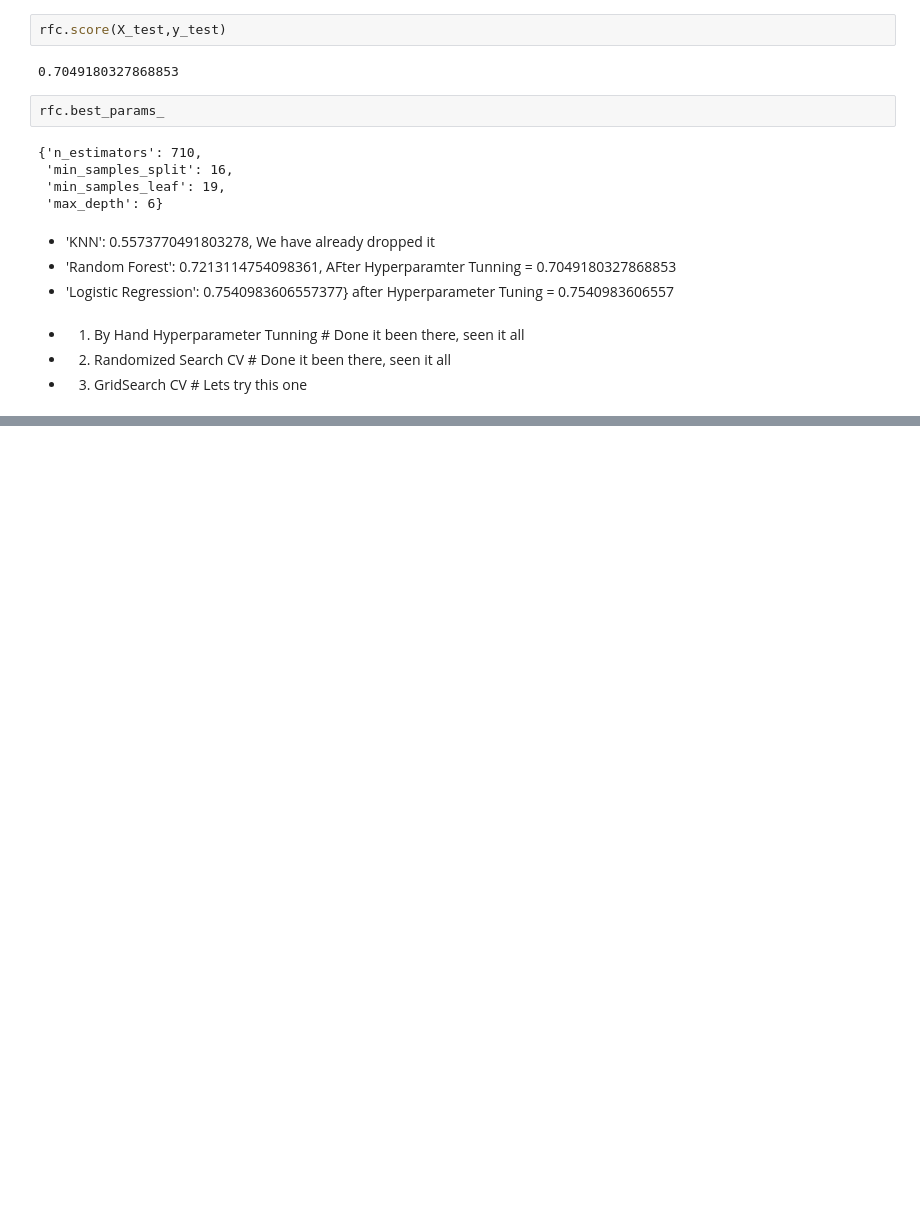
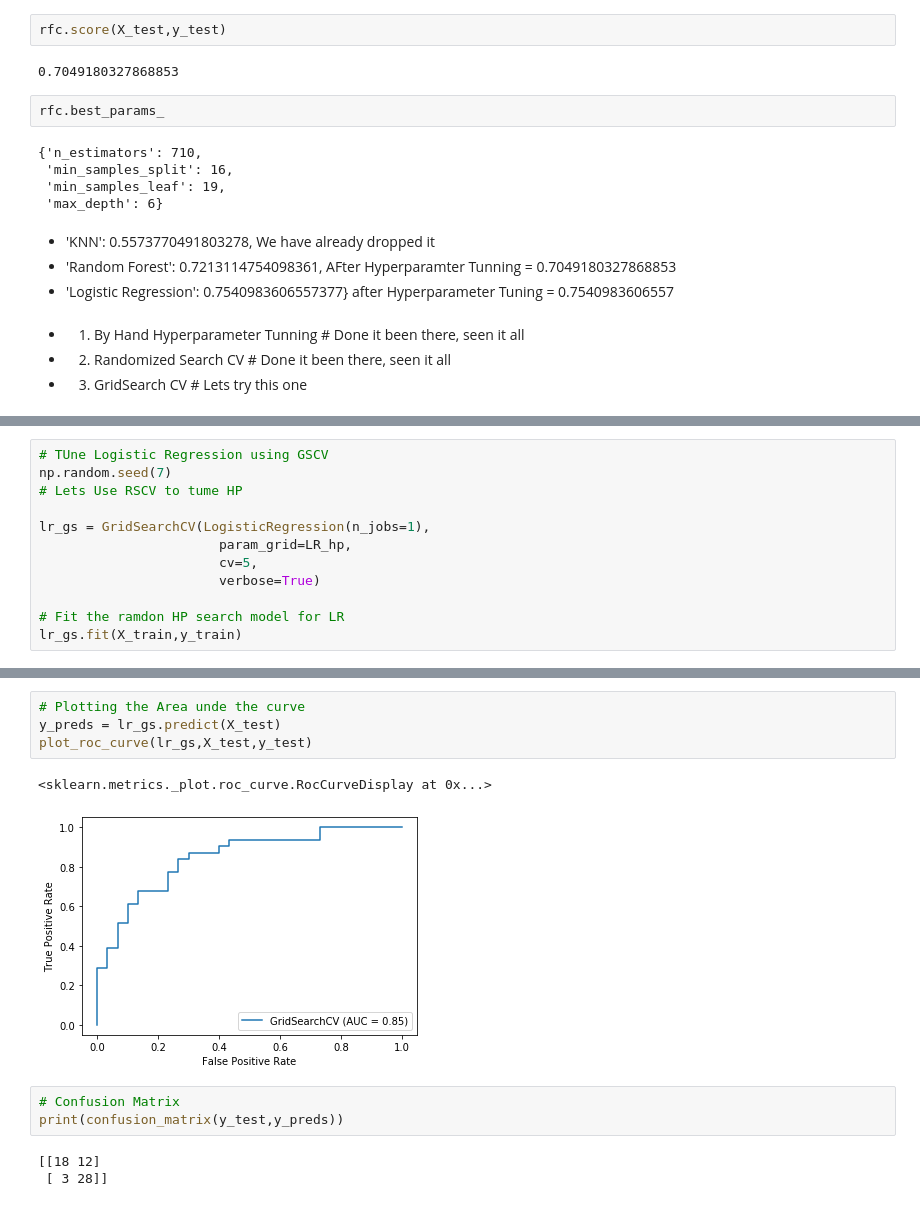
Before and after one commit to datasciencedotuniversity/machine-learning-course, a Jupyter notebook: cardio_project_1/cardio_project_1.ipynb, the cells around one changed output, grey strips where cells are left out. Cells and saved outputs as stored; diff of their text form; blank space fills up the shorter version.

```diff
--- a/cardio_project_1/cardio_project_1.ipynb
+++ b/cardio_project_1/cardio_project_1.ipynb
@@ -570,0 +573,12 @@ rfc.best_params_
+# %%
+# TUne Logistic Regression using GSCV
+np.random.seed(7)
+# Lets Use RSCV to tume HP
+
+lr_gs = GridSearchCV(LogisticRegression(n_jobs=1),
+                       param_grid=LR_hp,
+                       cv=5,
+                       verbose=True)
+
+# Fit the ramdon HP search model for LR
+lr_gs.fit(X_train,y_train)
@@ -570,0 +682,13 @@ rfc.best_params_
+# %%
+# Plotting the Area unde the curve
+y_preds = lr_gs.predict(X_test)
+plot_roc_curve(lr_gs,X_test,y_test)
+# %% [output]
+<sklearn.metrics._plot.roc_curve.RocCurveDisplay at 0x...>
+[figure, added]
+# %%
+# Confusion Matrix
+print(confusion_matrix(y_test,y_preds))
+# %% [output]
+[[18 12]
+ [ 3 28]]
```
Also changed, not shown: parts of 29 cells of this notebook.
